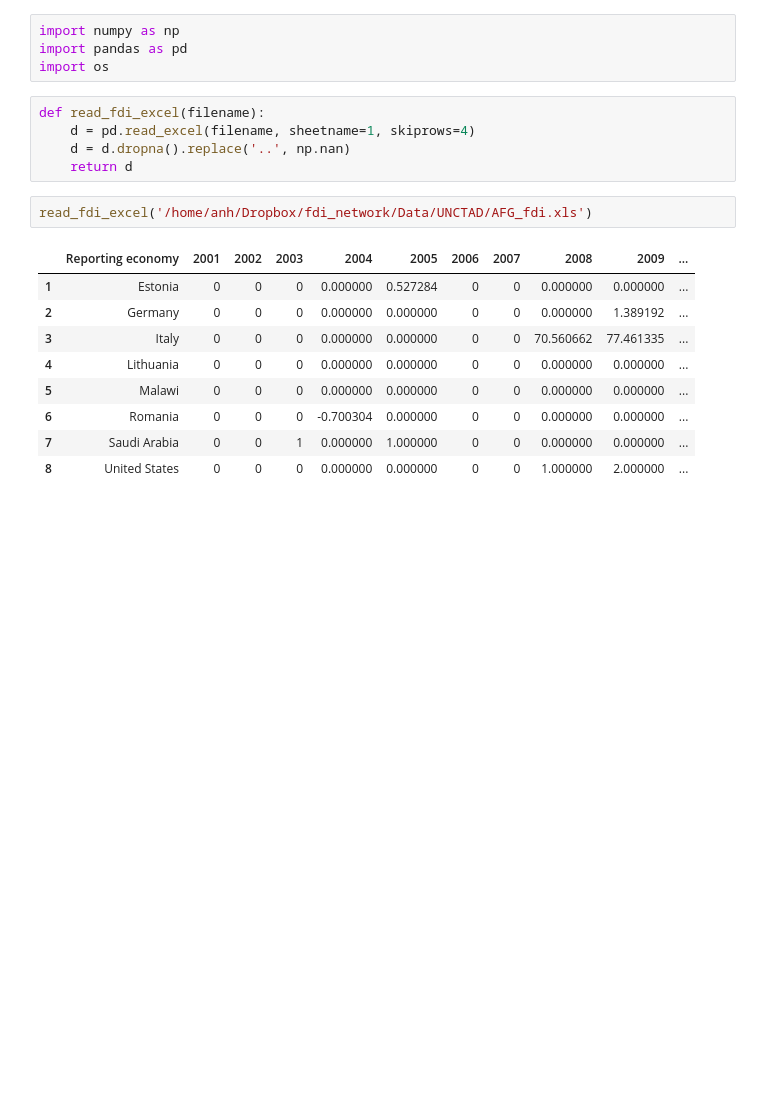
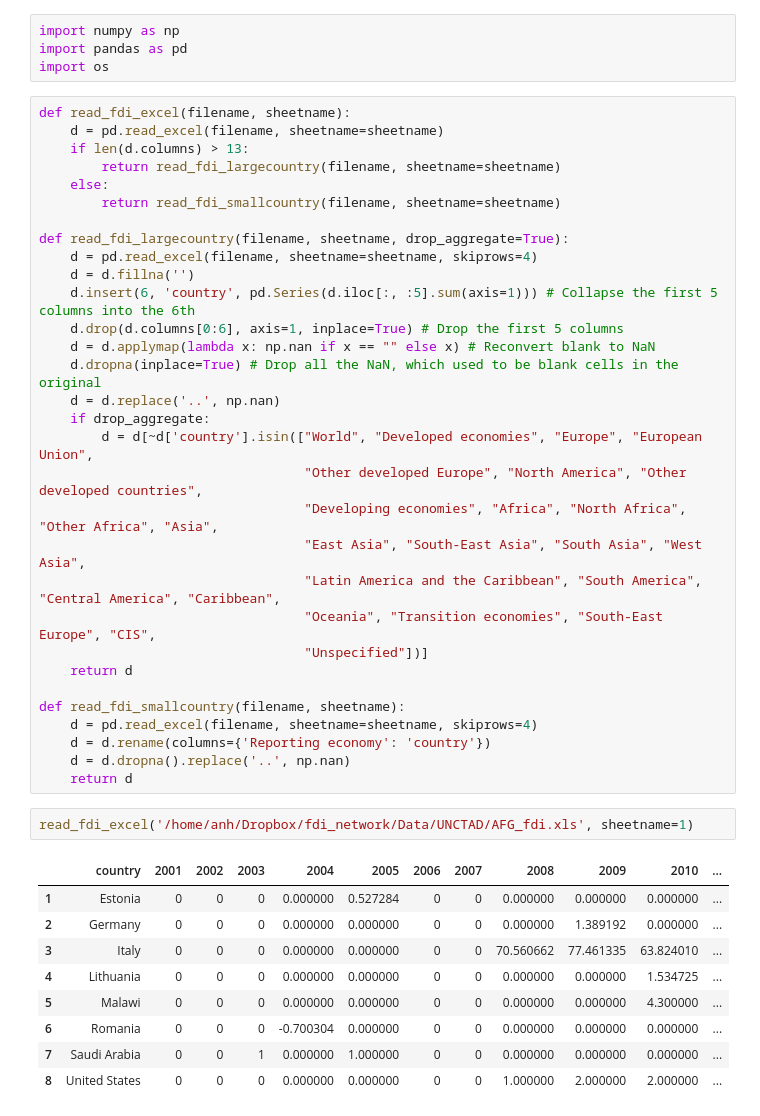
Before and after one commit to anhqle/fdi_network, a Jupyter notebook: Data/cleanBilFDI.ipynb, the cells around one changed output. Drawn from its saved outputs; the diff is of its cells as text; blank space fills up the shorter version.

```diff
--- a/Data/cleanBilFDI.ipynb
+++ b/Data/cleanBilFDI.ipynb
@@ -2,20 +2,46 @@
 import numpy as np
 import pandas as pd
 import os
-# %%
-def read_fdi_excel(filename):
-    d = pd.read_excel(filename, sheetname=1, skiprows=4)
-    d = d.dropna().replace('..', np.nan)
-    return d
+# %%
+def read_fdi_excel(filename, sheetname):
+    d = pd.read_excel(filename, sheetname=sheetname)
+    if len(d.columns) > 13:
+        return read_fdi_largecountry(filename, sheetname=sheetname)
+    else:
+        return read_fdi_smallcountry(filename, sheetname=sheetname)
+
+def read_fdi_largecountry(filename, sheetname, drop_aggregate=True):
+    d = pd.read_excel(filename, sheetname=sheetname, skiprows=4)
+    d = d.fillna('')
+    d.insert(6, 'country', pd.Series(d.iloc[:, :5].sum(axis=1))) # Collapse the first 5 columns into the 6th
+    d.drop(d.columns[0:6], axis=1, inplace=True) # Drop the first 5 columns
+    d = d.applymap(lambda x: np.nan if x == "" else x) # Reconvert blank to NaN
+    d.dropna(inplace=True) # Drop all the NaN, which used to be blank cells in the original
+    d = d.replace('..', np.nan)
+    if drop_aggregate:
+        d = d[~d['country'].isin(["World", "Developed economies", "Europe", "European Union",
+                                  "Other developed Europe", "North America", "Other developed countries",
+                                  "Developing economies", "Africa", "North Africa", "Other Africa", "Asia",
+                                  "East Asia", "South-East Asia", "South Asia", "West Asia",
+                                  "Latin America and the Caribbean", "South America", "Central America", "Caribbean",
+                                  "Oceania", "Transition economies", "South-East Europe", "CIS",
+                                  "Unspecified"])]
+    return d
+
+def read_fdi_smallcountry(filename, sheetname):
+    d = pd.read_excel(filename, sheetname=sheetname, skiprows=4)
+    d = d.rename(columns={'Reporting economy': 'country'})
+    d = d.dropna().replace('..', np.nan)
+    return d
 # %%
-read_fdi_excel('/home/anh/Dropbox/fdi_network/Data/UNCTAD/AFG_fdi.xls')
+read_fdi_excel('/home/anh/Dropbox/fdi_network/Data/UNCTAD/AFG_fdi.xls', sheetname=1)
 # %% [output]
-|  | Reporting economy | 2001 | 2002 | 2003 | 2004 | 2005 | 2006 | 2007 | 2008 | 2009 | ... |
-| 1 | Estonia | 0 | 0 | 0 | 0.000000 | 0.527284 | 0 | 0 | 0.000000 | 0.000000 | ... |
-| 2 | Germany | 0 | 0 | 0 | 0.000000 | 0.000000 | 0 | 0 | 0.000000 | 1.389192 | ... |
-| 3 | Italy | 0 | 0 | 0 | 0.000000 | 0.000000 | 0 | 0 | 70.560662 | 77.461335 | ... |
-| 4 | Lithuania | 0 | 0 | 0 | 0.000000 | 0.000000 | 0 | 0 | 0.000000 | 0.000000 | ... |
-| 5 | Malawi | 0 | 0 | 0 | 0.000000 | 0.000000 | 0 | 0 | 0.000000 | 0.000000 | ... |
-| 6 | Romania | 0 | 0 | 0 | -0.700304 | 0.000000 | 0 | 0 | 0.000000 | 0.000000 | ... |
-| 7 | Saudi Arabia | 0 | 0 | 1 | 0.000000 | 1.000000 | 0 | 0 | 0.000000 | 0.000000 | ... |
-| 8 | United States | 0 | 0 | 0 | 0.000000 | 0.000000 | 0 | 0 | 1.000000 | 2.000000 | ... |
+|  | country | 2001 | 2002 | 2003 | 2004 | 2005 | 2006 | 2007 | 2008 | 2009 | 2010 | ... |
+| 1 | Estonia | 0 | 0 | 0 | 0.000000 | 0.527284 | 0 | 0 | 0.000000 | 0.000000 | 0.000000 | ... |
+| 2 | Germany | 0 | 0 | 0 | 0.000000 | 0.000000 | 0 | 0 | 0.000000 | 1.389192 | 0.000000 | ... |
+| 3 | Italy | 0 | 0 | 0 | 0.000000 | 0.000000 | 0 | 0 | 70.560662 | 77.461335 | 63.824010 | ... |
+| 4 | Lithuania | 0 | 0 | 0 | 0.000000 | 0.000000 | 0 | 0 | 0.000000 | 0.000000 | 1.534725 | ... |
+| 5 | Malawi | 0 | 0 | 0 | 0.000000 | 0.000000 | 0 | 0 | 0.000000 | 0.000000 | 4.300000 | ... |
+| 6 | Romania | 0 | 0 | 0 | -0.700304 | 0.000000 | 0 | 0 | 0.000000 | 0.000000 | 0.000000 | ... |
+| 7 | Saudi Arabia | 0 | 0 | 1 | 0.000000 | 1.000000 | 0 | 0 | 0.000000 | 0.000000 | 0.000000 | ... |
+| 8 | United States | 0 | 0 | 0 | 0.000000 | 0.000000 | 0 | 0 | 1.000000 | 2.000000 | 2.000000 | ... |
```
Also changed, not shown: parts of 4 cells of this notebook, 2 other files.
